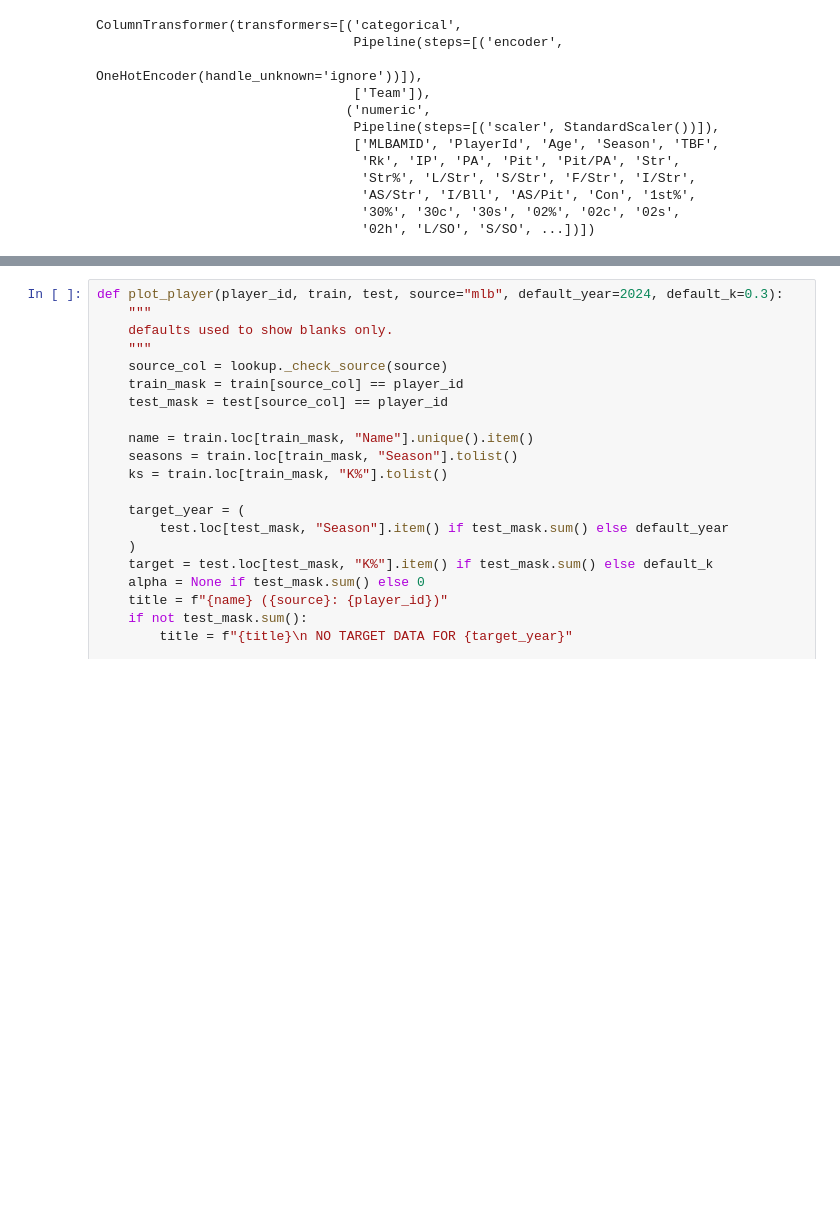
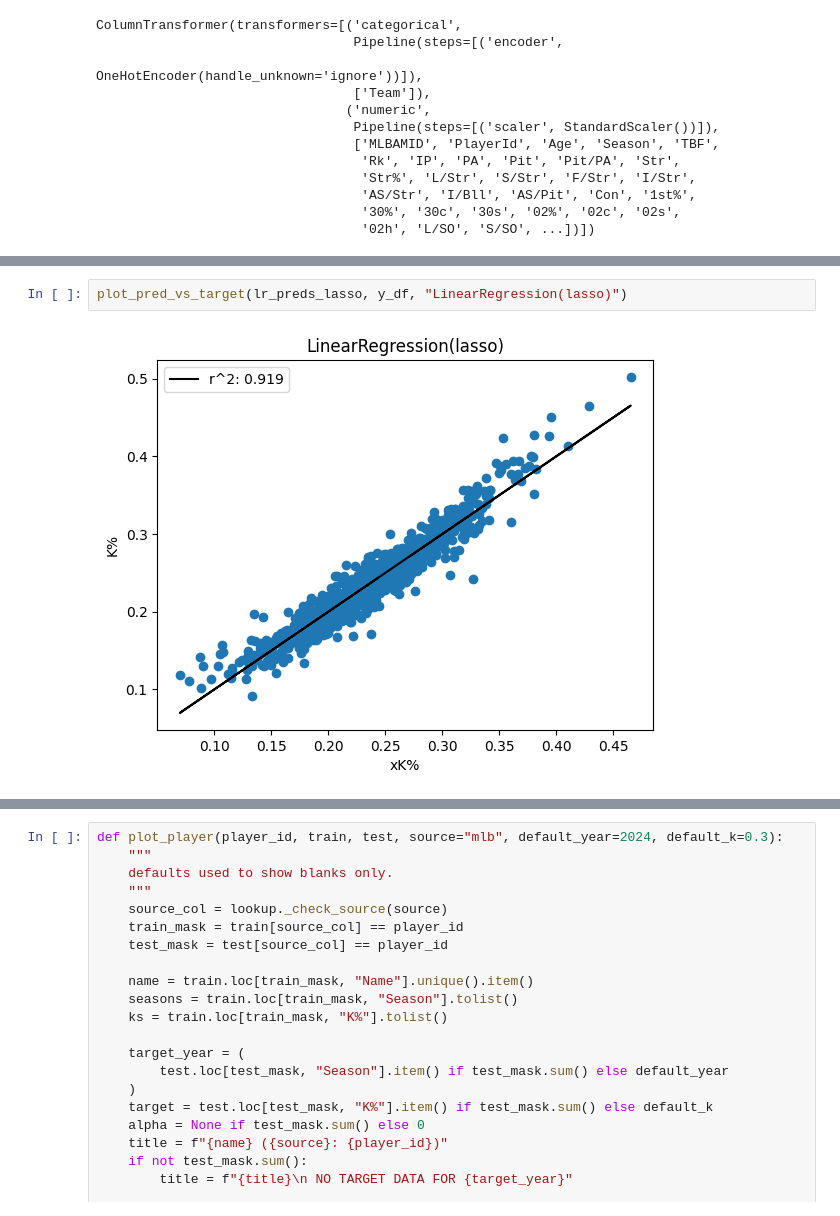
Before and after one commit to loganthomas/mlb-pitcher-xK, a Jupyter notebook: notebooks/03-modeling.ipynb, the cells around one changed output, grey strips where cells are left out. Saved outputs shown, nothing was run; the diff lists cells and outputs as text; blank space fills up the shorter version.

```diff
--- a/notebooks/03-modeling.ipynb
+++ b/notebooks/03-modeling.ipynb
@@ -524,0 +549,4 @@ plot_pred_v_y(rf.predict(X_val), y_val, "RandomForest(val)")
+# %%
+plot_pred_vs_target(lr_preds_lasso, y_df, "LinearRegression(lasso)")
+# %% [output]
+[figure, added]
```
Also changed, not shown: parts of 102 cells of this notebook, 3 other files.
